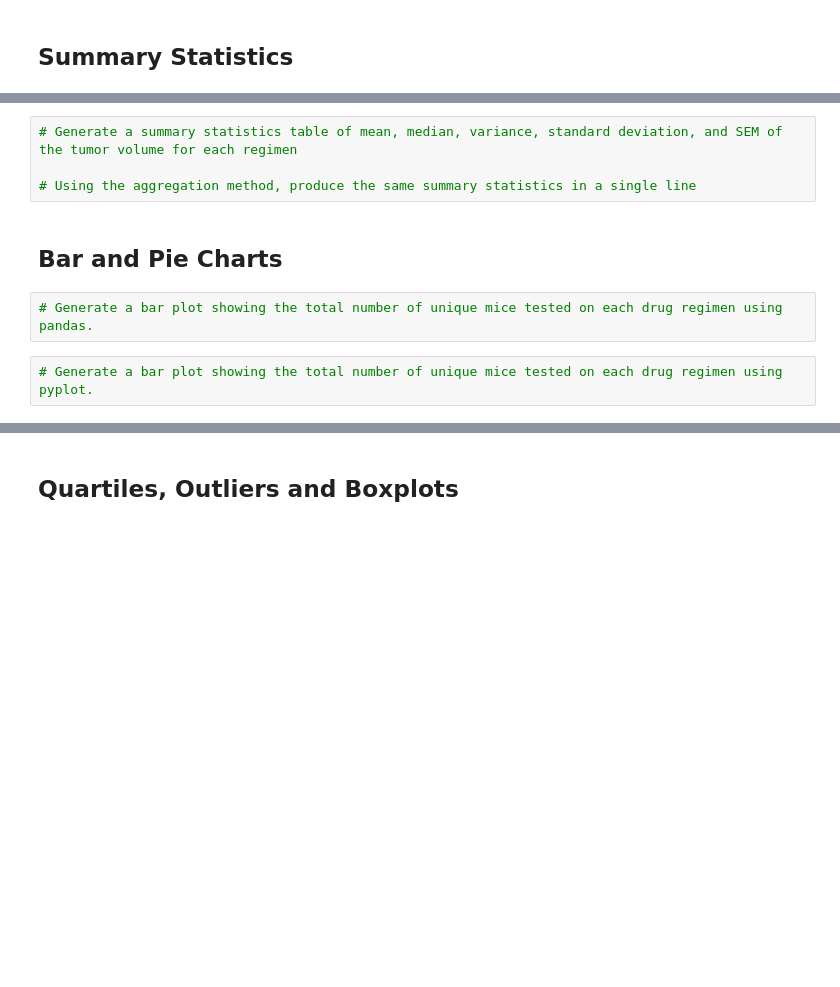
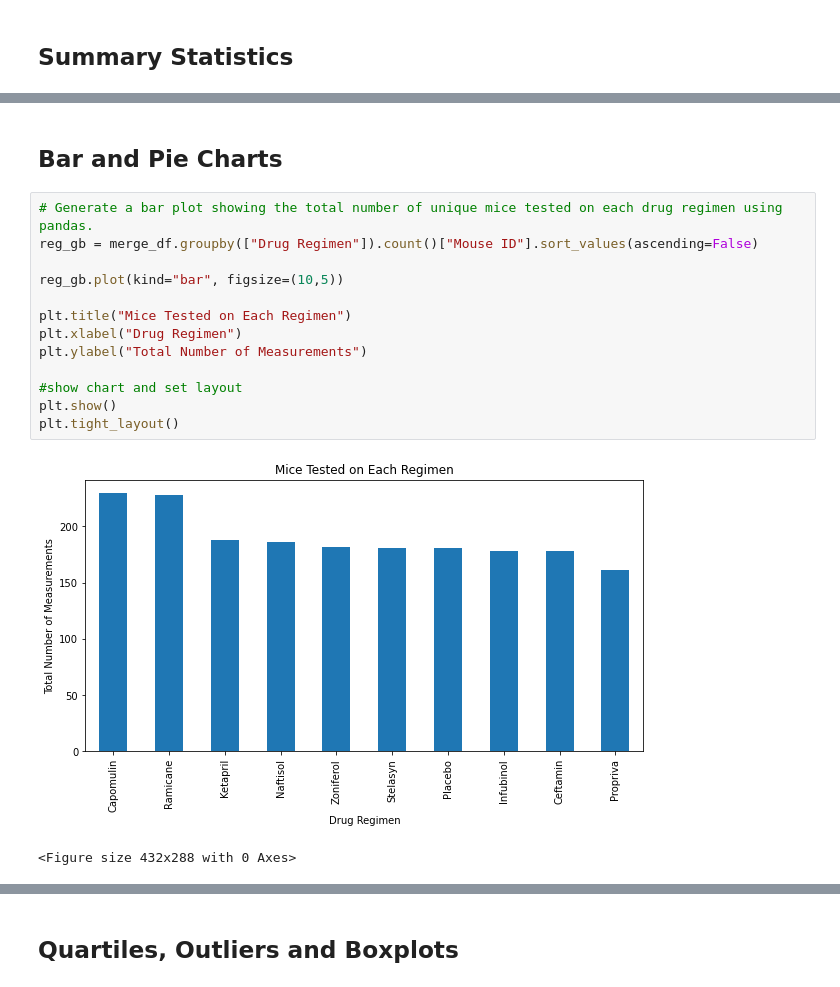
Before and after one commit to Emeyer79/pyPharm-Challenge, a Jupyter notebook: pymaceuticals_starter.ipynb, the cells around one changed output, grey strips where cells are left out. Drawn from its saved outputs; the diff is of its cells as text; blank space fills up the shorter version.

Commit message:
HW Update_done charts

```diff
--- a/pymaceuticals_starter.ipynb
+++ b/pymaceuticals_starter.ipynb
@@ -70,10 +108,18 @@ m_dups["Mouse ID"].count()
-# %%
-# Generate a summary statistics table of mean, median, variance, standard deviation, and SEM of the tumor volume for each regimen
-
-# Using the aggregation method, produce the same summary statistics in a single line
 # %% [markdown]
 ## Bar and Pie Charts
 # %%
 # Generate a bar plot showing the total number of unique mice tested on each drug regimen using pandas.
+reg_gb = merge_df.groupby(["Drug Regimen"]).count()["Mouse ID"].sort_values(ascending=False)
+
+reg_gb.plot(kind="bar", figsize=(10,5))
+
+plt.title("Mice Tested on Each Regimen")
+plt.xlabel("Drug Regimen")
+plt.ylabel("Total Number of Measurements")
+
+#show chart and set layout
+plt.show()
+plt.tight_layout()
+# %% [output]
+[figure, added]
+<Figure size 432x288 with 0 Axes>
-# %%
-# Generate a bar plot showing the total number of unique mice tested on each drug regimen using pyplot.
```
Also changed, not shown: parts of 22 cells of this notebook.
